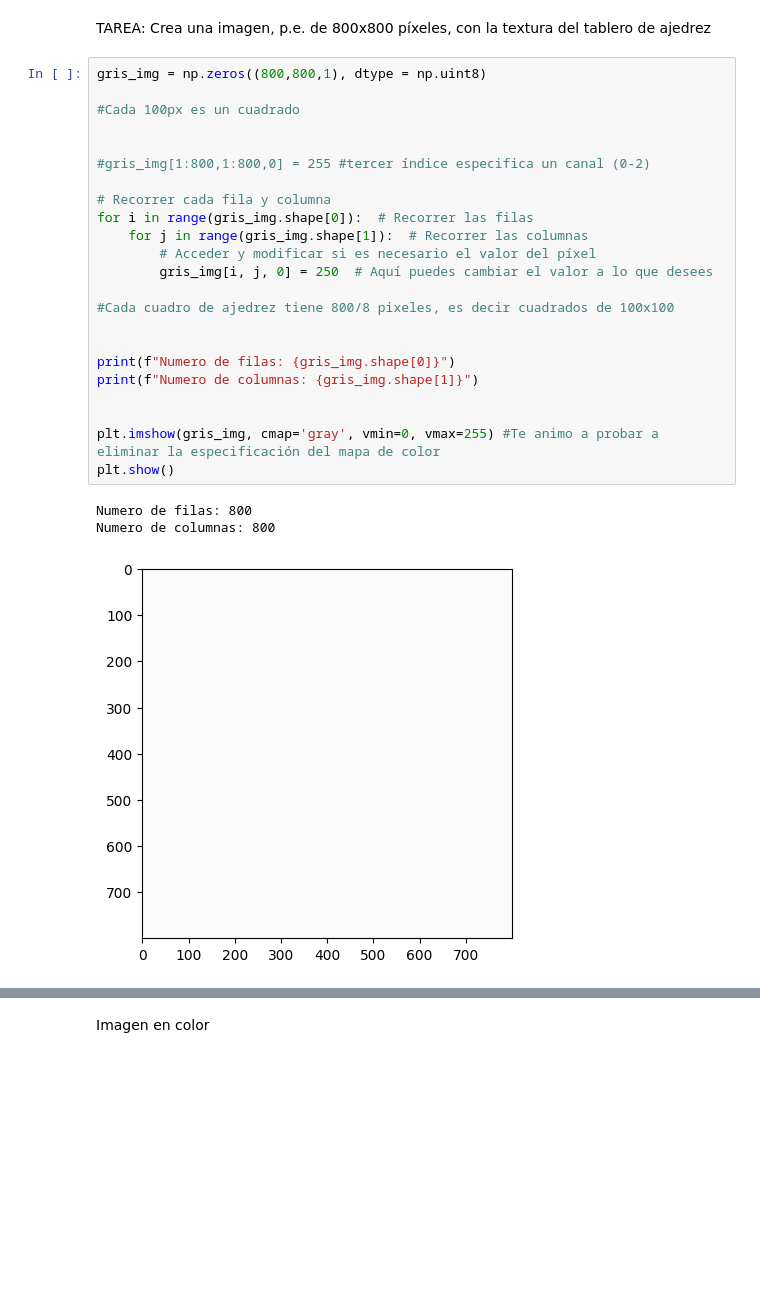
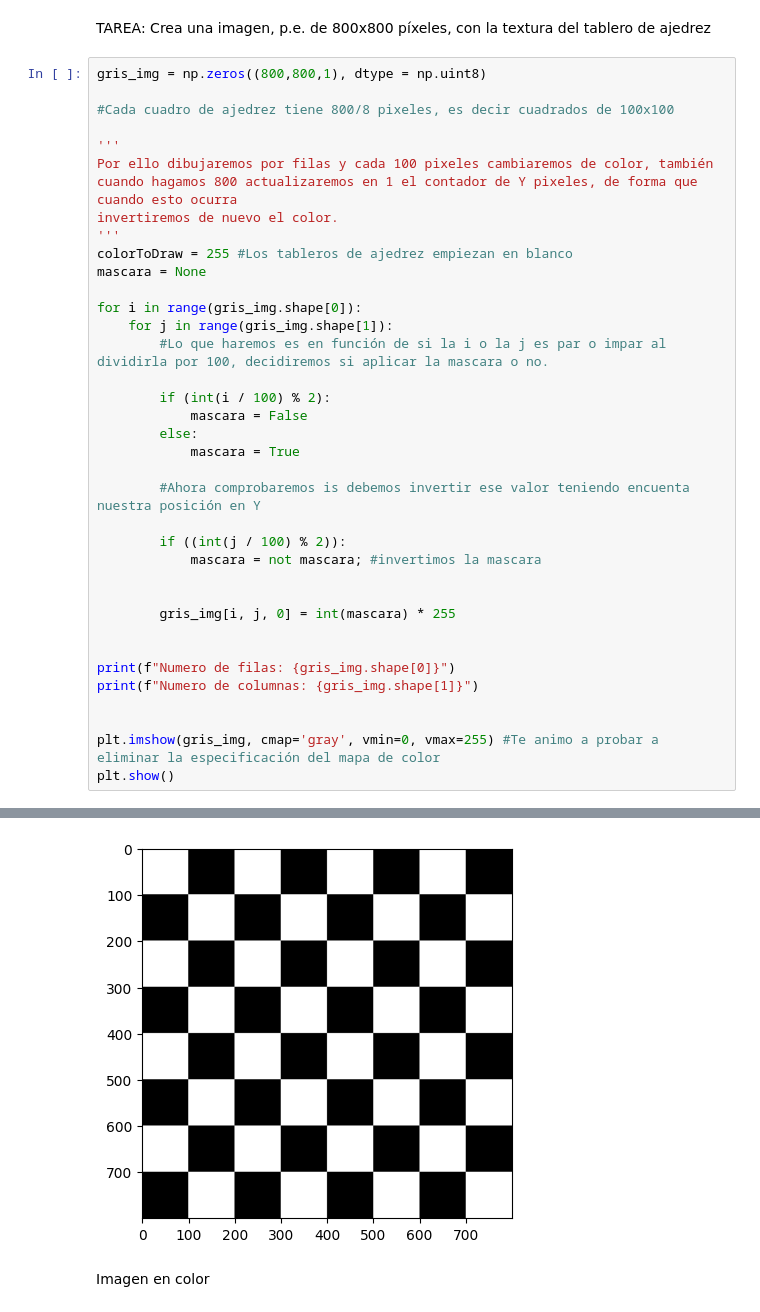
Before and after one commit to gitfrandu4/40982-P1, a Jupyter notebook: VC_P1.ipynb, the cells around one changed output, grey strips where cells are left out. Drawn from its saved outputs; the diff is of its cells as text; blank space fills up the shorter version.

```diff
--- a/VC_P1.ipynb
+++ b/VC_P1.ipynb
@@ -73,30 +73,40 @@ plt.show()
 [figure]
 # %% [markdown]
 TAREA: Crea una imagen, p.e. de 800x800 píxeles, con la textura del tablero de ajedrez
-# %%
-gris_img = np.zeros((800,800,1), dtype = np.uint8)
-
-#Cada 100px es un cuadrado
-
-
-#gris_img[1:800,1:800,0] = 255 #tercer índice especifica un canal (0-2)
-
-# Recorrer cada fila y columna
-for i in range(gris_img.shape[0]):  # Recorrer las filas
-    for j in range(gris_img.shape[1]):  # Recorrer las columnas
-        # Acceder y modificar si es necesario el valor del píxel
-        gris_img[i, j, 0] = 250  # Aquí puedes cambiar el valor a lo que desees
-
-#Cada cuadro de ajedrez tiene 800/8 pixeles, es decir cuadrados de 100x100
-
-
-print(f"Numero de filas: {gris_img.shape[0]}")
-print(f"Numero de columnas: {gris_img.shape[1]}")
-
-
-plt.imshow(gris_img, cmap='gray', vmin=0, vmax=255) #Te animo a probar a eliminar la especificación del mapa de color
-plt.show()
-# %% [output]
-Numero de filas: 800
-Numero de columnas: 800
-[figure, removed]
+# %%
+gris_img = np.zeros((800,800,1), dtype = np.uint8)
+
+#Cada cuadro de ajedrez tiene 800/8 pixeles, es decir cuadrados de 100x100
+
+'''
+Por ello dibujaremos por filas y cada 100 pixeles cambiaremos de color, también cuando hagamos 800 actualizaremos en 1 el contador de Y pixeles, de forma que cuando esto ocurra
+invertiremos de nuevo el color.
+'''
+colorToDraw = 255 #Los tableros de ajedrez empiezan en blanco
+mascara = None
+
+for i in range(gris_img.shape[0]):
+    for j in range(gris_img.shape[1]):
+        #Lo que haremos es en función de si la i o la j es par o impar al dividirla por 100, decidiremos si aplicar la mascara o no.
+
+        if (int(i / 100) % 2):
+            mascara = False
+        else:
+            mascara = True
+
+        #Ahora comprobaremos is debemos invertir ese valor teniendo encuenta nuestra posición en Y
+
+        if ((int(j / 100) % 2)):
+            mascara = not mascara; #invertimos la mascara
+
+
+        gris_img[i, j, 0] = int(mascara) * 255
+
+
+print(f"Numero de filas: {gris_img.shape[0]}")
+print(f"Numero de columnas: {gris_img.shape[1]}")
+
+
+plt.imshow(gris_img, cmap='gray', vmin=0, vmax=255) #Te animo a probar a eliminar la especificación del mapa de color
+plt.show()
+# %% [output]
@@ -103,3 +115,4 @@ Numero de columnas: 800
+[figure, added]
 # %% [markdown]
 Imagen en color
 # %%
```
Also changed, not shown: parts of 5 cells of this notebook.
